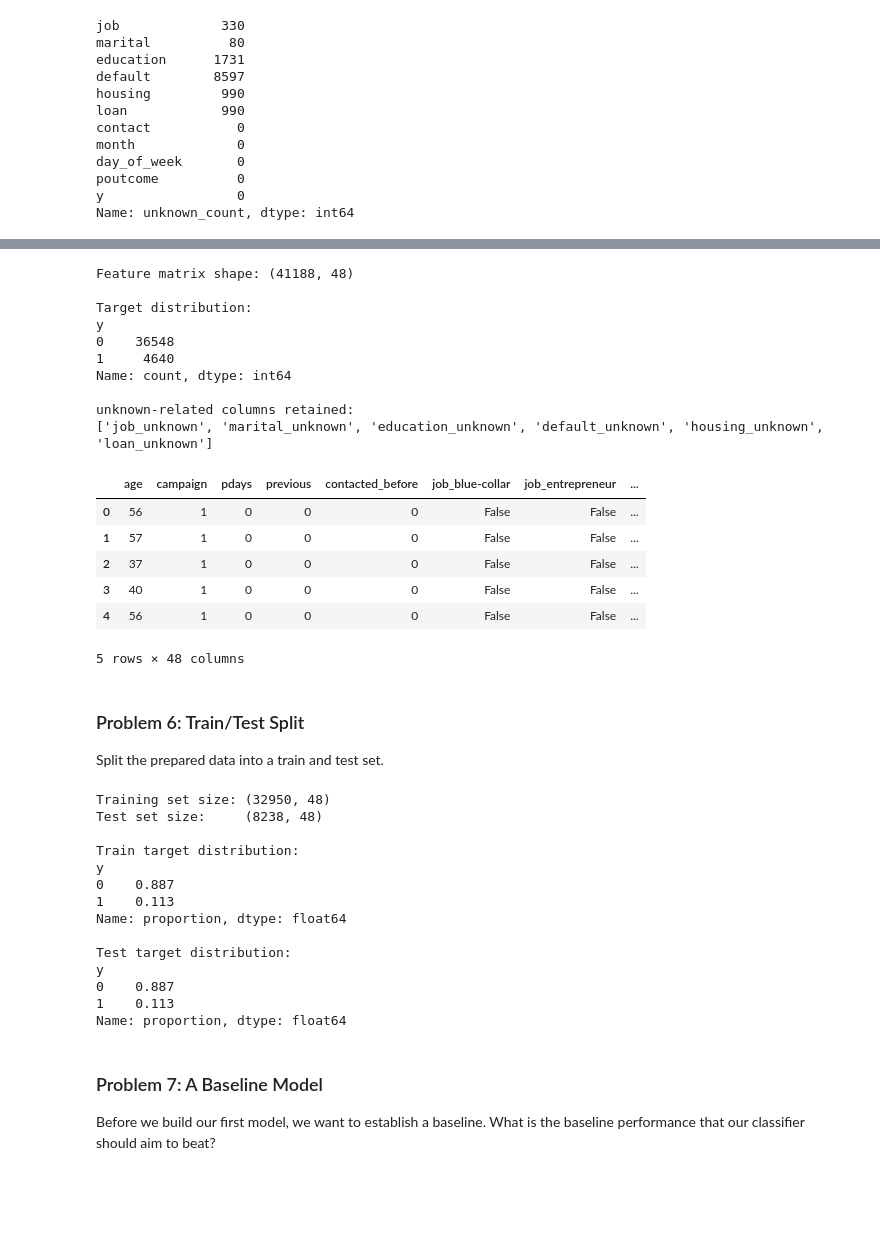
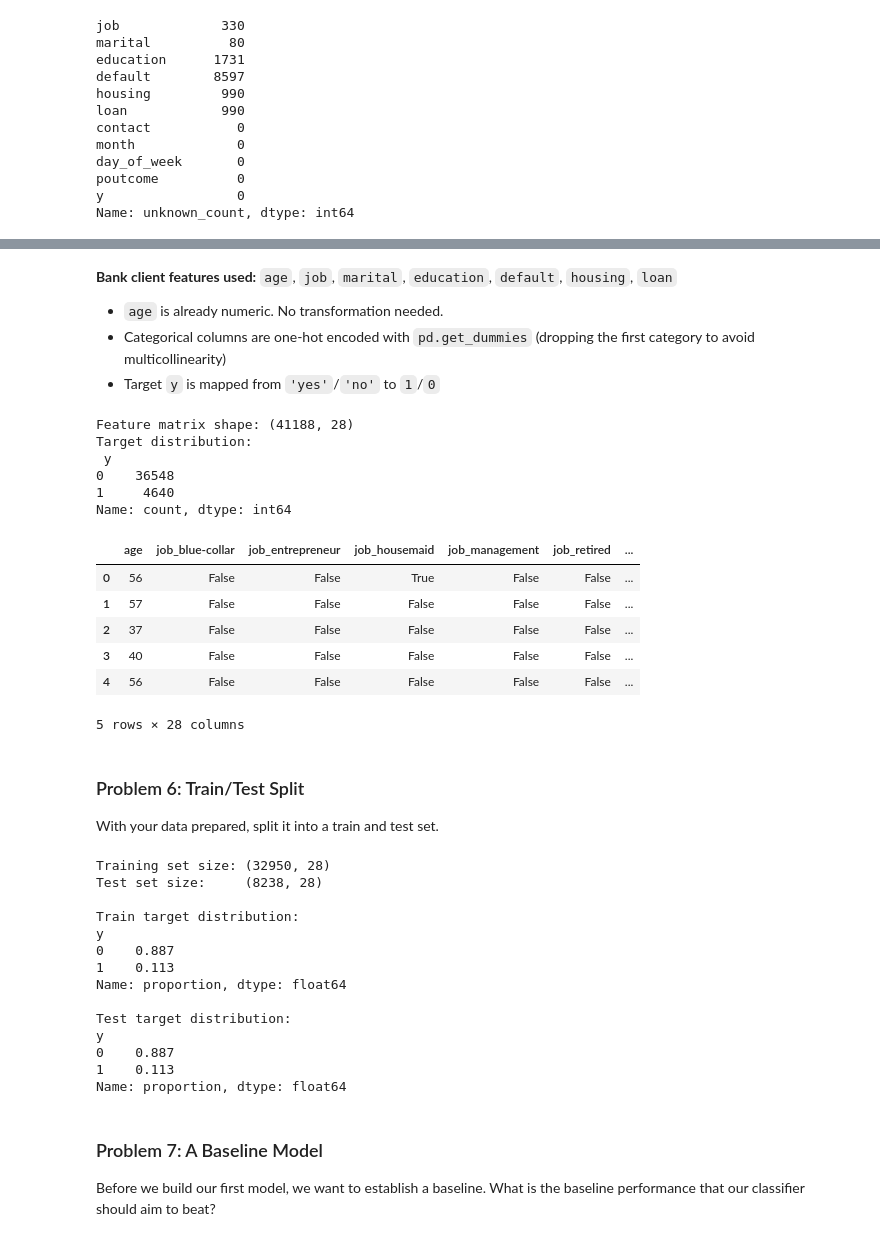
Before and after one commit to AmrElbagoury/bank-marketing-campaign, a Jupyter notebook: bank_analysis.ipynb, the cells around one changed output, grey strips where cells are left out. Drawn from its saved outputs; the diff is of its cells as text; code cells hidden in the pictures; blank space fills up the shorter version.

```diff
--- a/bank_analysis.ipynb
+++ b/bank_analysis.ipynb
@@ -214,51 +179,40 @@ plt.show()
+# %% [markdown]
+**Bank client features used:** `age`, `job`, `marital`, `education`, `default`, `housing`, `loan`
+
+- `age` is already numeric. No transformation needed.
+- Categorical columns are one-hot encoded with `pd.get_dummies` (dropping the first category to avoid multicollinearity)
+- Target `y` is mapped from `'yes'`/`'no'` to `1`/`0`
 # %%
-import numpy as np
+# Select only bank client information features
+bank_features = ['age', 'job', 'marital', 'education', 'default', 'housing', 'loan']
 
-# Expanded feature set: bank client info + campaign contact info (excluding duration)
-features = [
-    'age', 'job', 'marital', 'education', 'default', 'housing', 'loan',
-    'contact', 'month', 'day_of_week', 'campaign', 'pdays', 'previous', 'poutcome'
-]
-
-data = df[features].copy()
+X = df[bank_features].copy()
 y = df['y'].map({'yes': 1, 'no': 0})
 
-# Engineer pdays: 999 means "never previously contacted" — encode as a flag
-data['contacted_before'] = (data['pdays'] != 999).astype(int)
-data['pdays'] = data['pdays'].replace(999, 0)
-
-# One-hot encode all categoricals; 'unknown' becomes its own dummy column
-cat_cols = ['job', 'marital', 'education', 'default', 'housing', 'loan',
-            'contact', 'month', 'day_of_week', 'poutcome']
-X = pd.get_dummies(data, columns=cat_cols, drop_first=True)
+# One-hot encode categorical columns
+X = pd.get_dummies(X, columns=['job', 'marital', 'education', 'default', 'housing', 'loan'], drop_first=True)
 
 print("Feature matrix shape:", X.shape)
-print(f"\nTarget distribution:\n{y.value_counts()}")
-print(f"\nunknown-related columns retained:")
-print([c for c in X.columns if 'unknown' in c])
+print("Target distribution:\n", y.value_counts())
 X.head()
 # %% [output]
-Feature matrix shape: (41188, 48)
-
+Feature matrix shape: (41188, 28)
 Target distribution:
-y
+ y
 0    36548
 1     4640
 Name: count, dtype: int64
-
-unknown-related columns retained:
-['job_unknown', 'marital_unknown', 'education_unknown', 'default_unknown', 'housing_unknown', 'loan_unknown']
-|  | age | campaign | pdays | previous | contacted_before | job_blue-collar | job_entrepreneur | ... |
-| 0 | 56 | 1 | 0 | 0 | 0 | False | False | ... |
-| 1 | 57 | 1 | 0 | 0 | 0 | False | False | ... |
-| 2 | 37 | 1 | 0 | 0 | 0 | False | False | ... |
-| 3 | 40 | 1 | 0 | 0 | 0 | False | False | ... |
-| 4 | 56 | 1 | 0 | 0 | 0 | False | False | ... |
+|  | age | job_blue-collar | job_entrepreneur | job_housemaid | job_management | job_retired | ... |
+| 0 | 56 | False | False | True | False | False | ... |
+| 1 | 57 | False | False | False | False | False | ... |
+| 2 | 37 | False | False | False | False | False | ... |
+| 3 | 40 | False | False | False | False | False | ... |
+| 4 | 56 | False | False | False | False | False | ... |
-5 rows × 48 columns
+5 rows × 28 columns
 # %% [markdown]
 ### Problem 6: Train/Test Split
 
-Split the prepared data into a train and test set.
+With your data prepared, split it into a train and test set.
 # %%
 from sklearn.model_selection import train_test_split
 
@@ -269,8 +223,8 @@ print("Test set size:    ", X_test.shape)
 print(f"\nTrain target distribution:\n{y_train.value_counts(normalize=True).round(3)}")
 print(f"\nTest target distribution:\n{y_test.value_counts(normalize=True).round(3)}")
 # %% [output]
-Training set size: (32950, 48)
-Test set size:     (8238, 48)
+Training set size: (32950, 28)
+Test set size:     (8238, 28)
 
 Train target distribution:
 y
```
Also changed, not shown: parts of 43 cells of this notebook, 1 other file.
